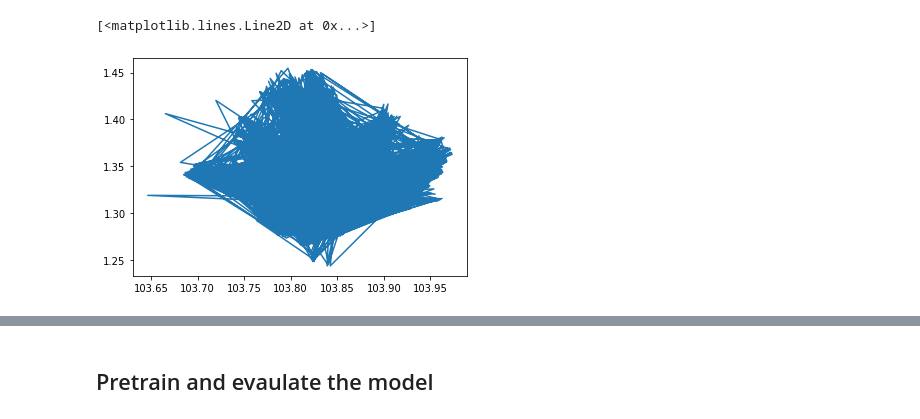
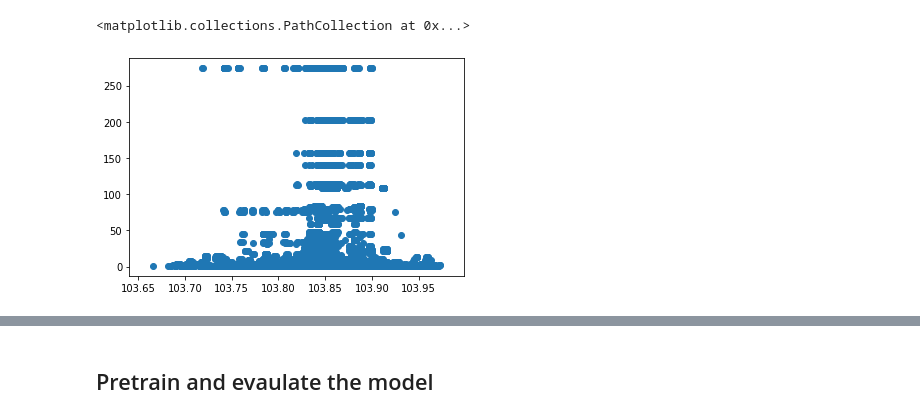
Before and after one commit to ReBachtr/Airbnb_data_analysis, a Jupyter notebook: code/singapore_lyf.ipynb, the cells around one changed output, grey strips where cells are left out. Cells and saved outputs as stored; diff of their text form; code cells hidden in the pictures.

```diff
--- a/code/singapore_lyf.ipynb
+++ b/code/singapore_lyf.ipynb
@@ -30 +51,21 @@ sp_data.head()
+# %%
+def fitting_freq_curve(price, xlabel, ylabel, bins, x_min=min, x_max=max, func='Gamma'):
+    n, bins, patches = plt.hist(price,bins,density=True)
+    if func == 'Gamma':
+        xt = plt.xticks()[0]
+        xmin, xmax = min(xt), max(xt)
+        lnspc = np.linspace(xmin, xmax, len(price))
+
+        ag, bg, cg = stats.gamma.fit(price)
+        pdf_gamma = stats.gamma.pdf(lnspc, ag, bg,cg)
+        plt.plot(lnspc, pdf_gamma, label="Gamma", color='r')
+
+    xmin1 = x_min if type(x_min) in [int,float] else x_min(price)
+    xmax1 = x_max if type(x_max) in [int,float] else x_max(price)
+
+    plt.xlim(xmin1,xmax1)
+    plt.title('distribution of '+xlabel+' '+ylabel)
+    plt.xlabel(xlabel)
+    plt.ylabel(ylabel)
+    plt.show()
 # %%
@@ -62,0 +101,3 @@ total number of longitude: 7907, average longitude: 103.84878745794865
+# %%
+calculate_distribution(lon)
+fitting_freq_curve(lon, 'longitude', 'frequency',100)
@@ -62,0 +151,4 @@ total number of longitude: 7907, average longitude: 103.84878745794865
+# %%
+host = sp_data['calculated_host_listings_count'].values
+calculate_distribution(host)
+fitting_freq_curve(host, 'availibility', 'frequency',100,func=None)
@@ -62,0 +199,13 @@ total number of longitude: 7907, average longitude: 103.84878745794865
+# %%
+# average to ensure one x exactly correspond to one y
+host_price = sp_data.groupby(['calculated_host_listings_count']).price.unique().agg(dict)
+host_price_average = defaultdict(int)
+for host in host_price.keys():
+    host_price_average[host] = np.mean(host_price[host])
+
+ave_host, ave_price = separate_dict(host_price_average, bins=30)
+plt.bar(ave_host, ave_price)
+plt.plot(ave_host, ave_price,color='r')
+plt.title('average distribution of price on host_listing_count')
+plt.xlabel('host_listing_count gap')
+plt.ylabel('average price')
@@ -63,5 +236,5 @@ total number of longitude: 7907, average longitude: 103.84878745794865
 # %%
-plt.plot(lon, lat)
+plt.scatter(lon,host)
 # %% [output]
-[<matplotlib.lines.Line2D at 0x...>]
+<matplotlib.collections.PathCollection at 0x...>
-[figure, old version]
+[figure, new version]
```
Also changed, not shown: parts of 56 cells of this notebook.
